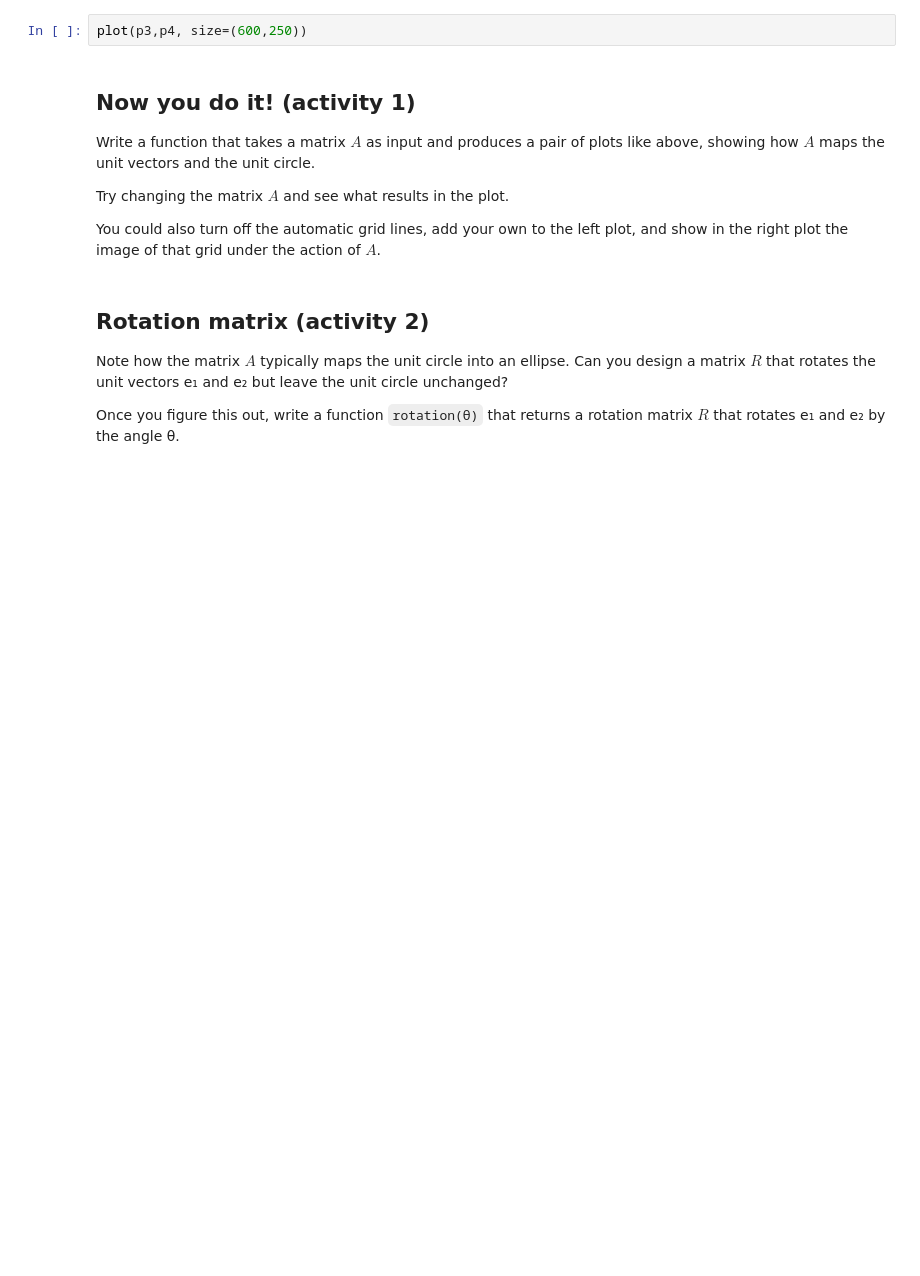
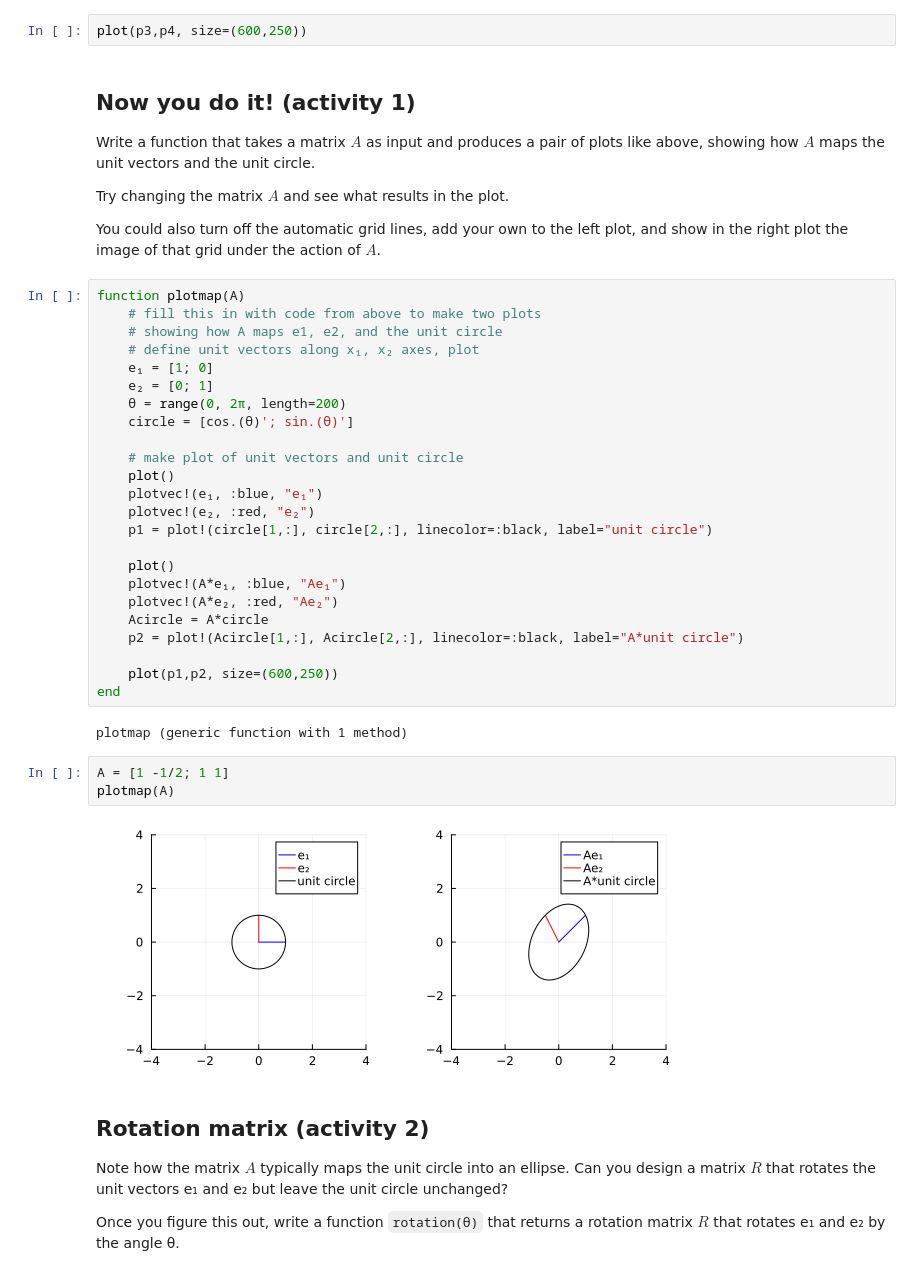
Before and after one commit to johnfgibson/tech411, a Jupyter notebook: 02-matrix-vector/matrix-vector-demo.ipynb, the cells around one changed output. Drawn from its saved outputs; the diff is of its cells as text; blank space fills up the shorter version.

```diff
--- a/02-matrix-vector/matrix-vector-demo.ipynb
+++ b/02-matrix-vector/matrix-vector-demo.ipynb
@@ -105,6 +162,37 @@ Try changing the matrix $A$ and see what results in the plot.
 
 You could also turn off the automatic grid lines, add your own to the left plot,
 and show in the right plot the image of that grid under the action of $A$.
+# %%
+function plotmap(A)
+    # fill this in with code from above to make two plots
+    # showing how A maps e1, e2, and the unit circle
+    # define unit vectors along x₁, x₂ axes, plot
+    e₁ = [1; 0]
+    e₂ = [0; 1]
+    θ = range(0, 2π, length=200)
+    circle = [cos.(θ)'; sin.(θ)']
+
+    # make plot of unit vectors and unit circle
+    plot()
+    plotvec!(e₁, :blue, "e₁")
+    plotvec!(e₂, :red, "e₂")
+    p1 = plot!(circle[1,:], circle[2,:], linecolor=:black, label="unit circle")
+
+    plot()
+    plotvec!(A*e₁, :blue, "Ae₁")
+    plotvec!(A*e₂, :red, "Ae₂")
+    Acircle = A*circle
+    p2 = plot!(Acircle[1,:], Acircle[2,:], linecolor=:black, label="A*unit circle")
+
+    plot(p1,p2, size=(600,250))
+end
+# %% [output]
+plotmap (generic function with 1 method)
+# %%
+A = [1 -1/2; 1 1]
+plotmap(A)
+# %% [output]
+[figure, added]
 # %% [markdown]
 ## Rotation matrix (activity 2)
 
```
Also changed, not shown: parts of 15 cells of this notebook, 6 other files.
